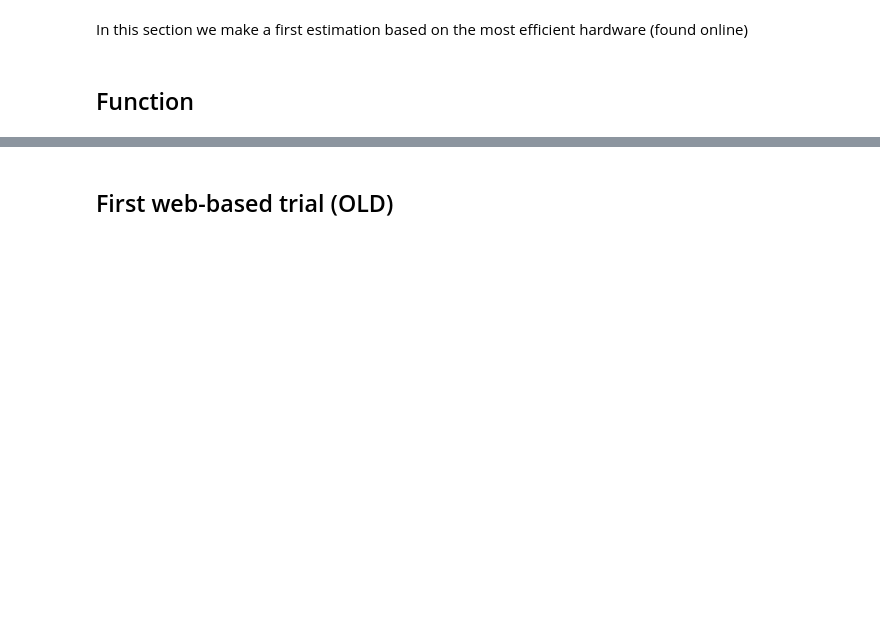
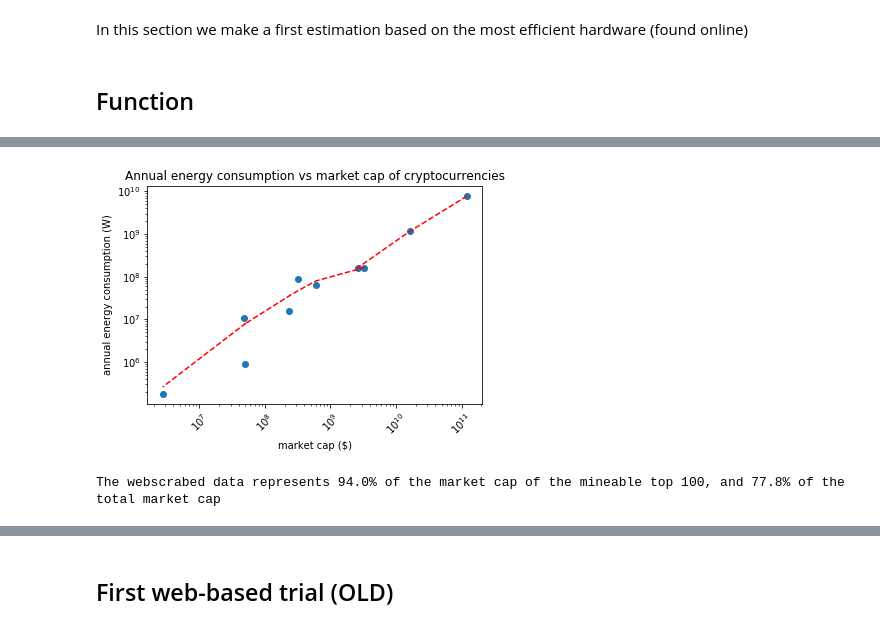
Before and after one commit to Lukasdeloose/sustainable_blockchain, a Jupyter notebook: data_analysis/energy_consumption.ipynb, the cells around one changed output, grey strips where cells are left out. Drawn from its saved outputs; the diff is of its cells as text; code cells hidden in the pictures; blank space fills up the shorter version.

```diff
--- a/data_analysis/energy_consumption.ipynb
+++ b/data_analysis/energy_consumption.ipynb
@@ -51,0 +122,3 @@ mineable_100 = clean_mineable_data(mineable_100)
+# %%
+geography = pd.DataFrame(data)
+geography
@@ -140,0 +385,13 @@ def difficulty_factor(coin):
+# %%
+def revenue_based_estimation(data):
+    """
+    Returns the electricity use (in Watts) if 100% of revenues are used for electricity costs
+    """
+    revenue_data = data[['#', 'price', 'block_time', 'block_reward']]
+    revenue_data = revenue_data[~revenue_data.isnull().any(axis=1)].copy()
+    revenue_data['revenue_per_sec'] = revenue_data['price']*revenue_data['block_reward']/revenue_data['block_time']
+
+    revenue_data['estimate'] = revenue_data['revenue_per_sec']*kWh_to_W/avg_electricity_price
+    revenue_data['upper_bound'] = revenue_data['revenue_per_sec']*kWh_to_W/min_electricity_price
+
+    return revenue_data[['estimate','upper_bound']]
@@ -140,0 +509,11 @@ def difficulty_factor(coin):
+# %%
+def calc_revenue_bounds(data, revenue_bounds, estimate_percent = 0.60):
+    revenue_based = revenue_based_estimation(data)
+
+    upper_bound = np.sum(revenue_based['upper_bound'])
+    estimate = np.sum(revenue_based['estimate'])
+
+    revenue_bounds['upper'].append(upper_bound)
+    revenue_bounds['estimate'].append(estimate*estimate_percent)
+
+    return revenue_bounds
@@ -140,0 +616,23 @@ def difficulty_factor(coin):
+# %%
+plt.scatter(found_data_energy['market_cap'],found_data_energy['energy_consumption'])
+
+z = np.polyfit(found_data_energy['market_cap'],found_data_energy['energy_consumption'], 5)
+p = np.poly1d(z)
+plt.plot(found_data_energy['market_cap'],p(found_data_energy['market_cap']),"r--")
+
+plt.xscale('log')
+plt.yscale('log')
+plt.xlabel('market cap ($)')
+plt.ylabel('annual energy consumption (W)')
+plt.xticks(rotation=45)
+plt.title('Annual energy consumption vs market cap of cryptocurrencies')
+plt.show()
+# %% [output]
+[figure, added]
+# %%
+found_market_cap = found_data_energy['market_cap'].sum()
+top100_market_cap = sum(market_caps_total)/len(market_caps_total)
+total_market_cap =  186318558825 #https://coinmarketcap.com/charts/
+print(f'The webscrabed data represents {round(found_market_cap/top100_market_cap,3)*100}% of the market cap of the mineable top 100, and {round(found_market_cap/total_market_cap,3)*100}% of the total market cap')
+# %% [output]
+The webscrabed data represents 94.0% of the market cap of the mineable top 100, and 77.8% of the total market cap
```
Also changed, not shown: parts of 131 cells of this notebook, 8 other files.
